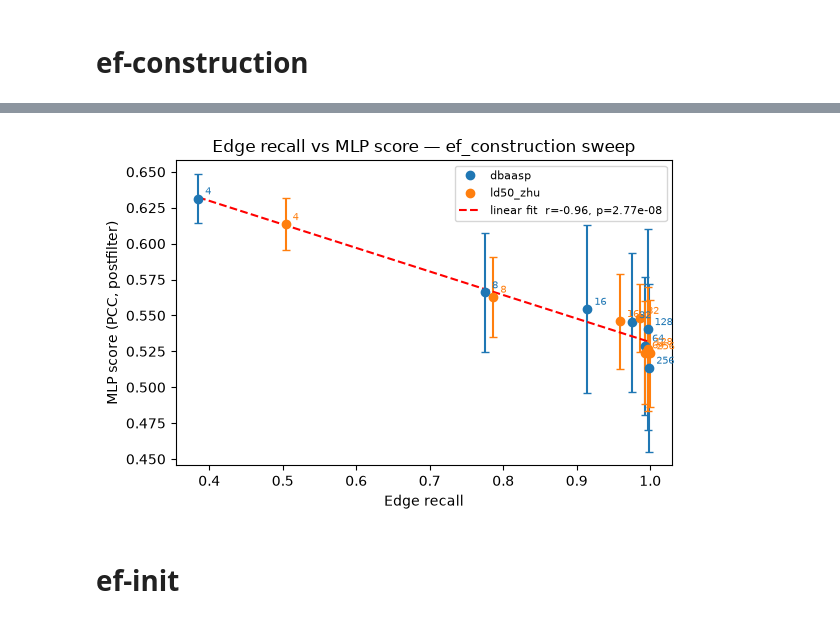
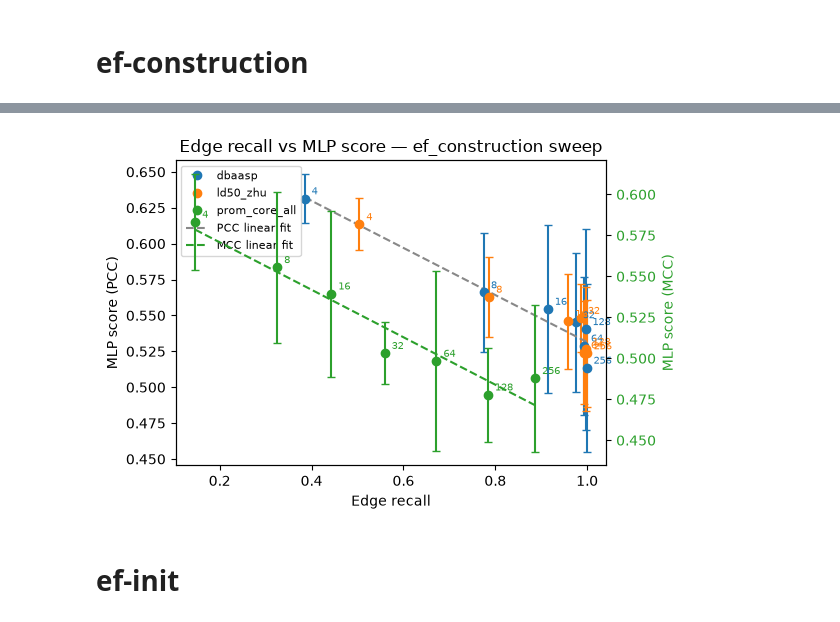
Before and after one commit to anthol42/refnd, a Jupyter notebook: ablation/analysis.ipynb, the cells around one changed output, grey strips where cells are left out. Saved outputs shown, nothing was run; the diff lists cells and outputs as text; code cells hidden in the pictures.

```diff
--- a/ablation/analysis.ipynb
+++ b/ablation/analysis.ipynb
@@ -102,10 +102,13 @@ BASELINE = dict(
 )
 
 DATASETS = [
-    ("dbaasp",   "#1f77b4", "dbaasp"),
-    ("ld50_zhu", "#ff7f0e", "ld50_zhu"),
-    # ("prom_core_all", "#2ca02c", "prom_core_all"),  # run not yet complete
+    ("dbaasp",        "#1f77b4", "dbaasp"),
+    ("ld50_zhu",      "#ff7f0e", "ld50_zhu"),
+    ("prom_core_all", "#2ca02c", "prom_core_all"),
 ]
+
+# MCC datasets use a right y-axis wherever raw MLP scores are shown
+DATASET_METRIC = {"dbaasp": "PCC", "ld50_zhu": "PCC", "prom_core_all": "MCC"}
 
 def _get(r, *keys):
     d = r
@@ -127,6 +130,8 @@ METRICS = [
     )),
 ]
 
+MLP_METRIC_IDX = len(METRICS) - 1
+
 EFC_BASELINE = 64
 
 ncols = 2
@@ -139,7 +144,6 @@ for ds_key, color, label in DATASETS:
     runs.sort(key=lambda r: r["input"]["ef_construction"])
     xs = [r["input"]["ef_construction"] for r in runs]
 
-    # find the baseline run to normalise y values
     baseline_run = next(r for r in runs if r["input"]["ef_construction"] == EFC_BASELINE)
 
     for ax, (title, fn) in zip(axes, METRICS):
@@ -209,40 +229,53 @@ plt.show()
 # %%
 from matplotlib.lines import Line2D
 from scipy import stats
 
 fig, ax = plt.subplots(figsize=(6, 4))
+ax2 = ax.twinx()
+ax2.set_ylabel("MLP score (MCC)", color="#2ca02c")
+ax2.tick_params(axis="y", labelcolor="#2ca02c")
 
-all_recalls, all_scores = [], []
+pcc_recalls, pcc_scores = [], []
+mcc_recalls, mcc_scores = [], []
 
 for ds_key, color, label in DATASETS:
     runs = load_results(dataset=ds_key, **BASELINE)
+    is_mcc = DATASET_METRIC[ds_key] == "MCC"
+    target = ax2 if is_mcc else ax
     for r in runs:
         recall = _get(r, "results", "edges", "pct_edges_recovered")
         score  = _get(r, "results", "edges", "split", "postfilter", "mlp_score_mean")
         std    = _get(r, "results", "edges", "split", "postfilter", "mlp_score_std")
-        all_recalls.append(recall)
-        all_scores.append(score)
-        ax.errorbar(recall, score, yerr=std, fmt="o", color=color, capsize=3)
-        ax.annotate(str(r["input"]["ef_construction"]), (recall, score),
-                    textcoords="offset points", xytext=(5, 3), fontsize=7, color=color)
+        target.errorbar(recall, score, yerr=std, fmt="o", color=color, capsize=3)
+        target.annotate(str(r["input"]["ef_construction"]), (recall, score),
+                        textcoords="offset points", xytext=(5, 3), fontsize=7, color=color)
+        if is_mcc:
+            mcc_recalls.append(recall); mcc_scores.append(score)
+        else:
+            pcc_recalls.append(recall); pcc_scores.append(score)
 
-slope, intercept, r_val, p_val, _ = stats.linregress(all_recalls, all_scores)
-x = np.linspace(min(all_recalls), max(all_recalls), 100)
-ax.plot(x, slope * x + intercept, color="red", linestyle="--", linewidth=1.5,
-        label=f"linear fit  r={r_val:.2f}, p={p_val:.3g}")
+for recalls, scores, axis, color, lbl in [
+    (pcc_recalls, pcc_scores, ax,  "#888888", "PCC fit"),
+    (mcc_recalls, mcc_scores, ax2, "#2ca02c", "MCC fit"),
+]:
+    if len(recalls) >= 2:
+        slope, intercept, r_val, p_val, _ = stats.linregress(recalls, scores)
+        x_fit = np.linspace(min(recalls), max(recalls), 100)
+        axis.plot(x_fit, slope * x_fit + intercept, color=color, linestyle="--", linewidth=1.5,
+                  label=f"{lbl}  r={r_val:.2f}, p={p_val:.3g}")
 
 legend_handles = [Line2D([0], [0], marker="o", color=c, linestyle="none", label=l)
                   for _, c, l in DATASETS]
-legend_handles.append(Line2D([0], [0], color="red", linestyle="--",
-                              label=f"linear fit  r={r_val:.2f}, p={p_val:.3g}"))
+legend_handles += [Line2D([0], [0], color="#888888", linestyle="--", label=f"PCC linear fit")]
+legend_handles += [Line2D([0], [0], color="#2ca02c", linestyle="--", label=f"MCC linear fit")]
 ax.legend(handles=legend_handles, fontsize=8)
 ax.set_xlabel("Edge recall")
-ax.set_ylabel("MLP score (PCC, postfilter)")
+ax.set_ylabel("MLP score (PCC)")
 ax.set_title("Edge recall vs MLP score — ef_construction sweep")
 plt.tight_layout()
 plt.show()
 # %% [output]
-[figure, old version]
+[figure, new version]
 # %% [markdown]
 # ef-init
 # %%
```
Also changed, not shown: parts of 14 cells of this notebook, 15 other files.
